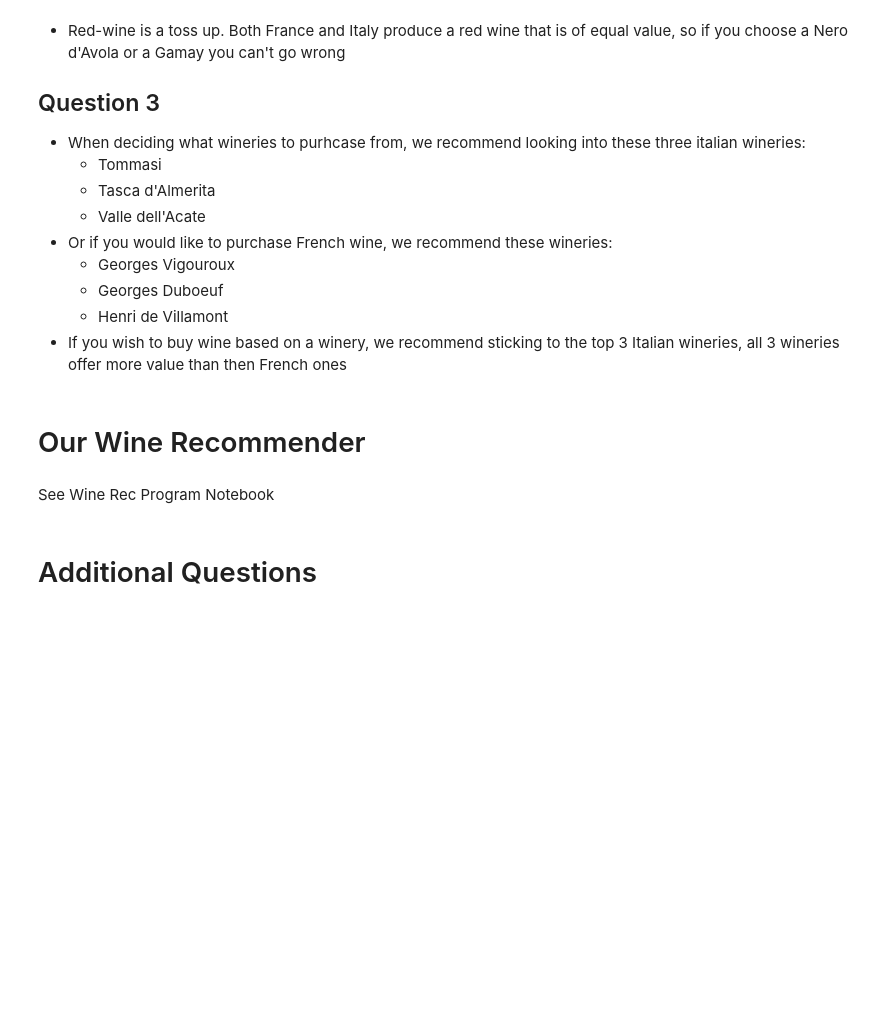
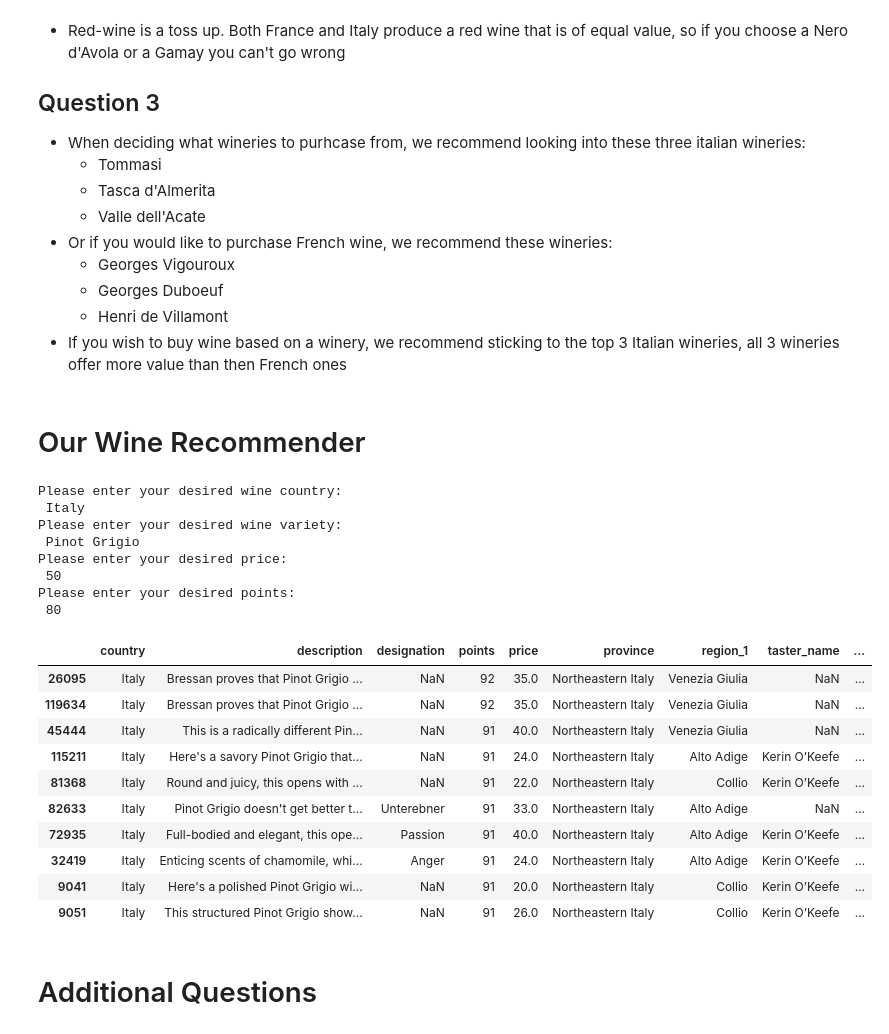
Before and after one commit to Fairfield-University-BA505/final-project-fa2019-abls, a Jupyter notebook: Final Notebook.ipynb, the cells around one changed output. Cells and saved outputs as stored; diff of their text form; code cells hidden in the pictures; blank space fills up the shorter version.

```diff
--- a/Final Notebook.ipynb
+++ b/Final Notebook.ipynb
@@ -430,8 +430,58 @@ top_wineries_france['mean'].sort_values(ascending=False).head(10).plot(kind='bar
 * If you wish to buy wine based on a winery, we recommend sticking to the top 3 Italian wineries, all 3 wineries offer more value than then French ones
 # %% [markdown]
 # Our Wine Recommender
-# %% [markdown]
-See Wine Rec Program Notebook
+# %%
+# Import data set
+wine_data_program = pd.read_csv('wine_data.csv')
+# Visualize data set
+#wine_data_program.head()
+# %%
+# Replace missing values with the average for the column because they are continuous values
+wine_data_program['price'] = wine_data_program['price'].fillna(wine_data_program['price'].mean())
+# Check to see if all values are filled
+#wine_data_program.isnull().mean()*100
+# %%
+# Add column to wine_data set to analyze data by points per dollar
+wine_data_program['Value']=wine_data_program['points']/wine_data_program['price']
+#wine_data_program.head()
+# %%
+def wine_recommend():
+    try:
+        print("Please enter your desired wine country: ")
+        country_input = input()
+        print("Please enter your desired wine variety: ")
+        variety_input = input()
+        print('Please enter your desired price: ')
+        price_input= float(input())
+        print('Please enter your desired points: ')
+        points_input = int(input())
+        rec_df = wine_data_program[(wine_data_program.country==country_input) & (wine_data_program.variety==variety_input) & (wine_data_program.price <= price_input) & (wine_data_program.points >= points_input)].sort_values('points', ascending = 0)
+        return(rec_df.head(10))
+
+    except:
+        print('Input Error, please enter a valid input')
+# %%
+wine_recommend()
+# %% [output]
+Please enter your desired wine country:
+ Italy
+Please enter your desired wine variety:
+ Pinot Grigio
+Please enter your desired price:
+ 50
+Please enter your desired points:
+ 80
+|  | country | description | designation | points | price | province | region_1 | taster_name | ... |
+| 26095 | Italy | Bressan proves that Pinot Grigio ... | NaN | 92 | 35.0 | Northeastern Italy | Venezia Giulia | NaN | ... |
+| 119634 | Italy | Bressan proves that Pinot Grigio ... | NaN | 92 | 35.0 | Northeastern Italy | Venezia Giulia | NaN | ... |
+| 45444 | Italy | This is a radically different Pin... | NaN | 91 | 40.0 | Northeastern Italy | Venezia Giulia | NaN | ... |
+| 115211 | Italy | Here's a savory Pinot Grigio that... | NaN | 91 | 24.0 | Northeastern Italy | Alto Adige | Kerin O’Keefe | ... |
+| 81368 | Italy | Round and juicy, this opens with ... | NaN | 91 | 22.0 | Northeastern Italy | Collio | Kerin O’Keefe | ... |
+| 82633 | Italy | Pinot Grigio doesn't get better t... | Unterebner | 91 | 33.0 | Northeastern Italy | Alto Adige | NaN | ... |
+| 72935 | Italy | Full-bodied and elegant, this ope... | Passion | 91 | 40.0 | Northeastern Italy | Alto Adige | Kerin O’Keefe | ... |
+| 32419 | Italy | Enticing scents of chamomile, whi... | Anger | 91 | 24.0 | Northeastern Italy | Alto Adige | Kerin O’Keefe | ... |
+| 9041 | Italy | Here's a polished Pinot Grigio wi... | NaN | 91 | 20.0 | Northeastern Italy | Collio | Kerin O’Keefe | ... |
+| 9051 | Italy | This structured Pinot Grigio show... | NaN | 91 | 26.0 | Northeastern Italy | Collio | Kerin O’Keefe | ... |
 # %% [markdown]
 # Additional Questions
 # %% [markdown]
```
